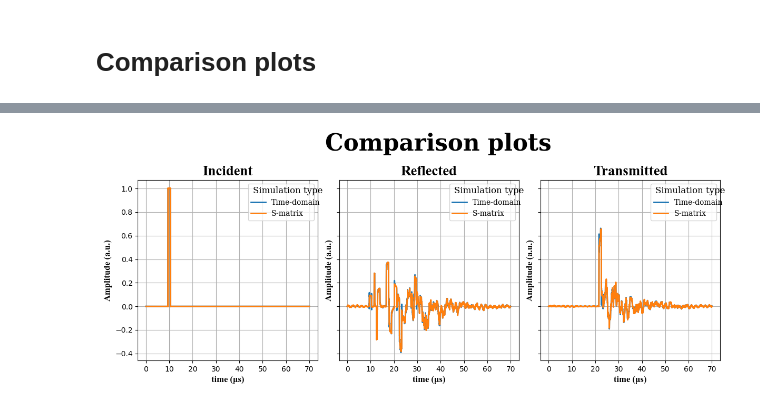
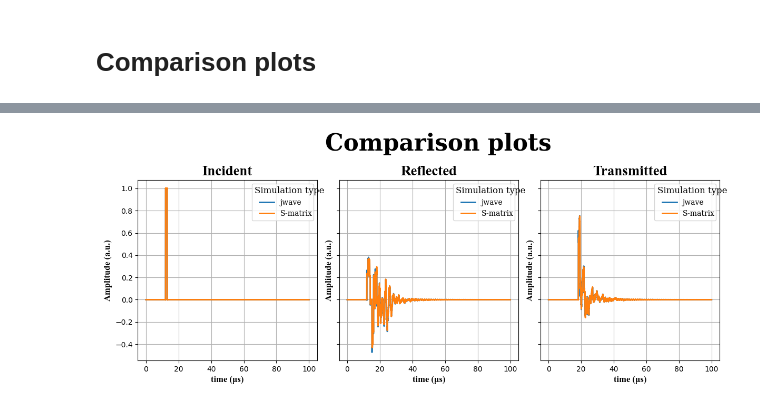
Before and after one commit to feasible-io/smaddali-utils, a Jupyter notebook: scattering/smatrix-jwave.ipynb, the cells around one changed output, grey strips where cells are left out. Cells and saved outputs as stored; diff of their text form; code cells hidden in the pictures.

```diff
--- a/scattering/smatrix-jwave.ipynb
+++ b/scattering/smatrix-jwave.ipynb
@@ -55,7 +55,7 @@ materials = [ 'oil', 'steel', 'roll', 'anode', 'electrolyte', 'cathode', 'core'
 speeds = [ 1440., 5500., 1041.865, (1.-soc)*1341. + soc*1443., 1497., (1.-soc)*1093. + soc*1136., 3410. ]
 densities = [ 870., 7850., 1933.949, (1.-soc)*1909. + soc*1994., 1000., (1.-soc)*4172. + soc*3848., 0.129 ]
 
-stack_thickness = 15.e-3
+stack_thickness = 7.5e-3
 # stack_definition = [ 0, 2, 3, 2, 3, 2, 3, 0 ]
 # stack_definition = [ 0, 3, 0 ]
 # stack_definition = [ 0, 3, 2, 0 ]
@@ -66,10 +66,10 @@ stack_definition = [ 0, 2, 3, 5, 4, 3, 2, 4, 5, 3, 5, 2, 4, 3, 4, 0 ]
 
 field = 'pressure' # physical field to simulate, options are 'pressure' and 'velocity'
 pulse_frequency = 1.e6 # Hz
-simulation_time = 70.e-6 # seconds
+simulation_time = 100.e-6 # seconds
 pulse_order = 15
 
-pulse_spatial_location = 17.5e-3
+pulse_spatial_location = -17.5e-3
 
 store_full_simulation = True
 # %%
@@ -390,7 +390,7 @@ with plt.style.context( '~/Templates/custom.mplstyle' ):
     ax[1].set_xlabel( '$\\nu$ (MHz)' )
     ax[1].set_ylabel( '$\\angle$(FFT)' )
 
-    plt.suptitle( 'Wave spectra (ground truth)' )
+    plt.suptitle( 'Wave spectra (PSTD)' )
     plt.tight_layout()
     plt.show()
 
@@ -528,7 +528,7 @@ ax = fig.subplots( 1, 3, sharex=True, sharey=True )
 
 with plt.style.context( '~/Templates/custom.mplstyle' ):
     for n, ( wav1, wav2, lbl ) in enumerate( zip( [ wave_incident, wave_reflected, wave_transmitted ], [ back, back_r, back_t ], [ 'Incident', 'Reflected', 'Transmitted' ] ) ):
-        ax[n].plot( t/1.e-6, wav1, label='Time-domain', linewidth=2 )
+        ax[n].plot( t/1.e-6, wav1, label='jwave', linewidth=2 )
         ax[n].plot( t/1.e-6, wav2, label='S-matrix', linewidth=2 )
         ax[n].set_xlabel( 'time (μs)', weight='bold', fontname='Times New Roman', fontsize=12  )
         ax[n].set_ylabel( 'Amplitude (a.u.)', weight='bold', fontname='Times New Roman', fontsize=12 )
@@ -545,3 +545,3 @@ with plt.style.context( '~/Templates/custom.mplstyle' ):
-[figure, old version]
+[figure, new version]
 # %% [markdown]
 # Lambdification
```
Also changed, not shown: parts of 32 cells of this notebook, 2 other files.
